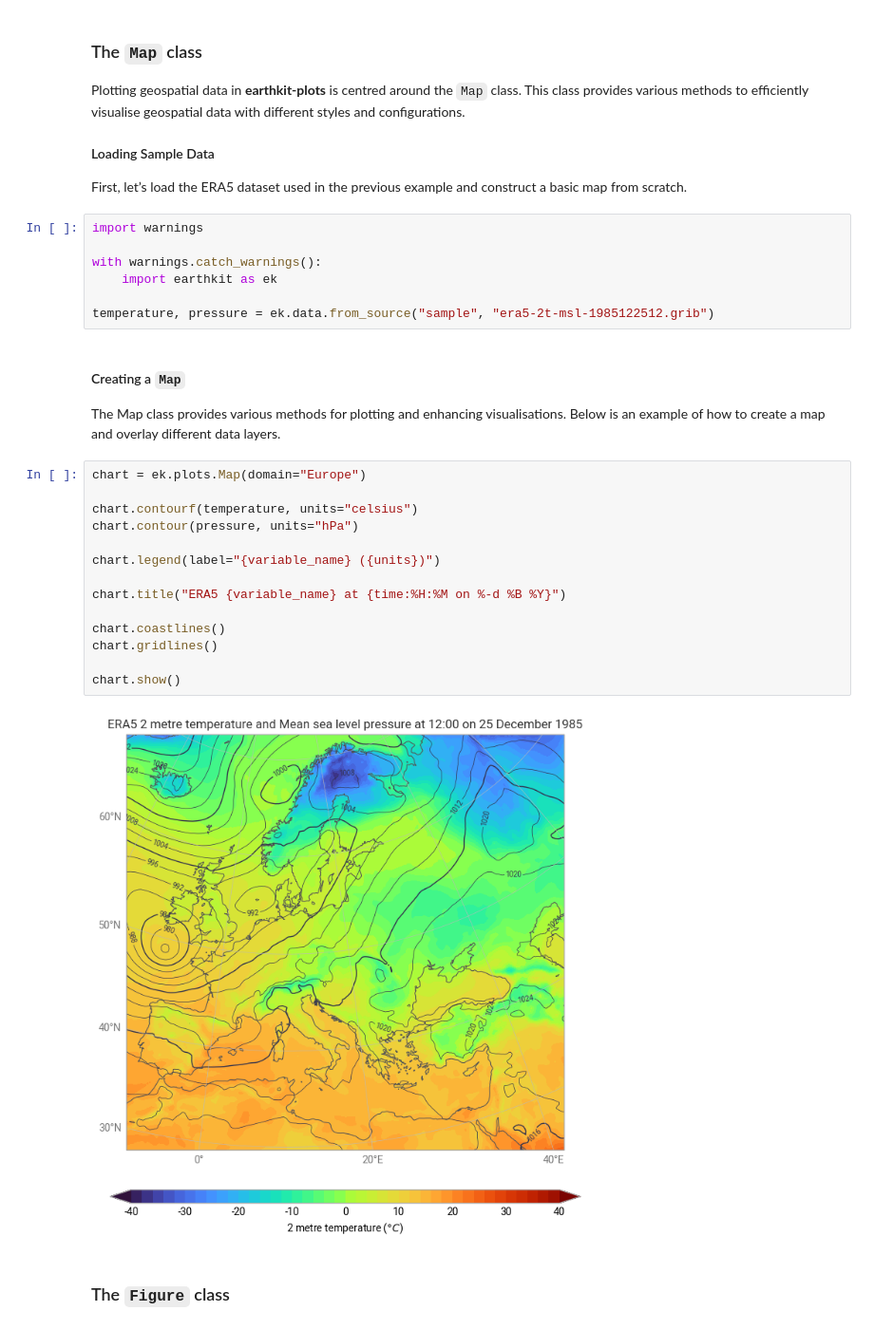
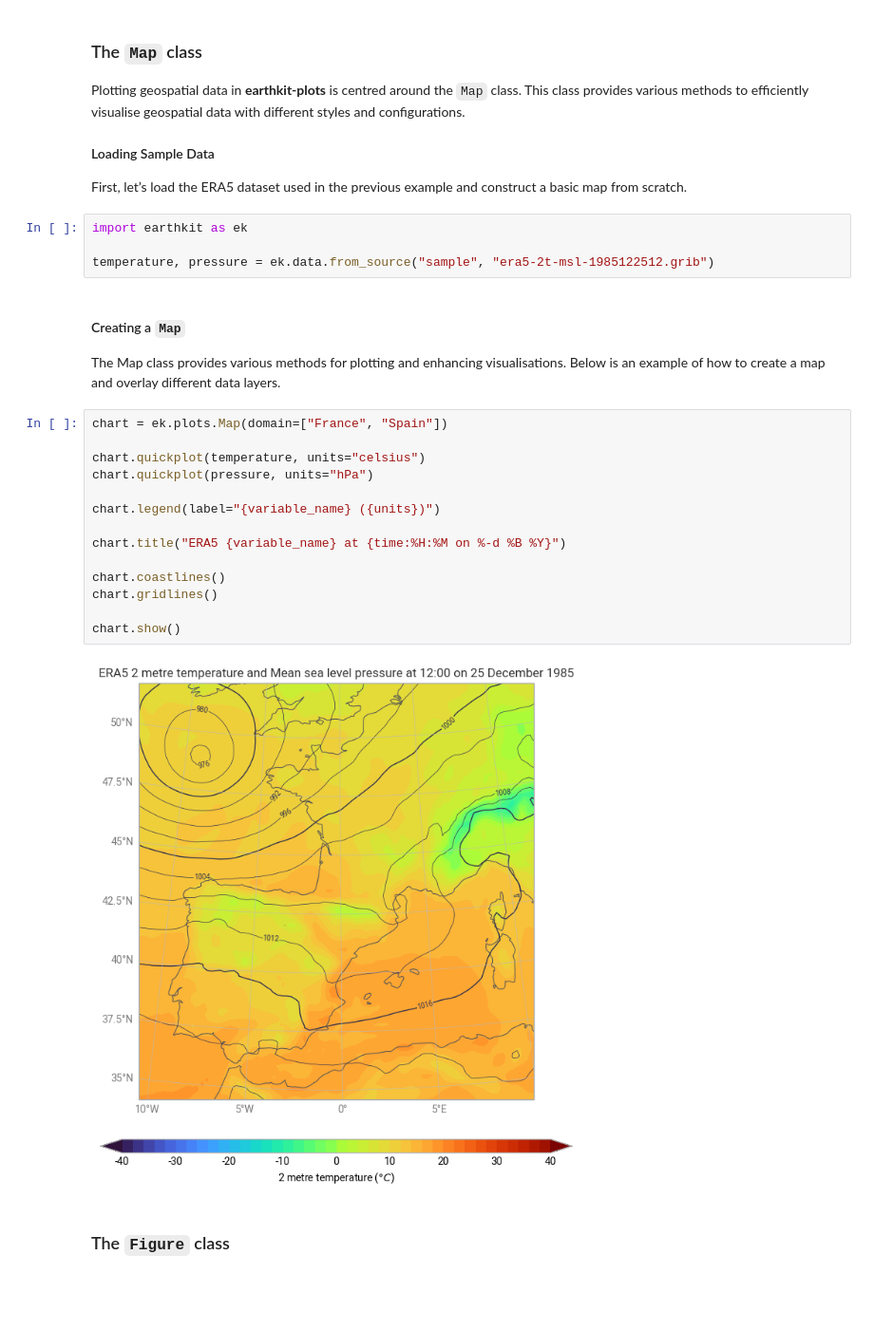
Before and after one commit to ecmwf/earthkit-plots, a Jupyter notebook: docs/examples/guide/03-components.ipynb, the cells around one changed output. Shown at 95% size. Saved outputs shown, nothing was run; the diff lists cells and outputs as text; blank space fills up the shorter version.

```diff
--- a/docs/examples/guide/03-components.ipynb
+++ b/docs/examples/guide/03-components.ipynb
@@ -13,10 +13,7 @@ Plotting geospatial data in **earthkit-plots** is centred around the `Map` class
 
 First, let’s load the ERA5 dataset used in the previous example and construct a basic map from scratch.
 # %%
-import warnings
-
-with warnings.catch_warnings():
-    import earthkit as ek
+import earthkit as ek
 
 temperature, pressure = ek.data.from_source("sample", "era5-2t-msl-1985122512.grib")
 # %% [markdown]
@@ -24,21 +21,21 @@ temperature, pressure = ek.data.from_source("sample", "era5-2t-msl-1985122512.gr
 
 The Map class provides various methods for plotting and enhancing visualisations. Below is an example of how to create a map and overlay different data layers.
 # %%
-chart = ek.plots.Map(domain="Europe")
+chart = ek.plots.Map(domain=["France", "Spain"])
 
-chart.contourf(temperature, units="celsius")
-chart.contour(pressure, units="hPa")
+chart.quickplot(temperature, units="celsius")
+chart.quickplot(pressure, units="hPa")
 
 chart.legend(label="{variable_name} ({units})")
 
 chart.title("ERA5 {variable_name} at {time:%H:%M on %-d %B %Y}")
 
 chart.coastlines()
 chart.gridlines()
 
 chart.show()
 # %% [output]
-[figure, old version]
+[figure, new version]
 # %% [markdown]
 ### The `Figure` class
 # %%
```
Also changed, not shown: parts of 3 cells of this notebook, 4 other files.
